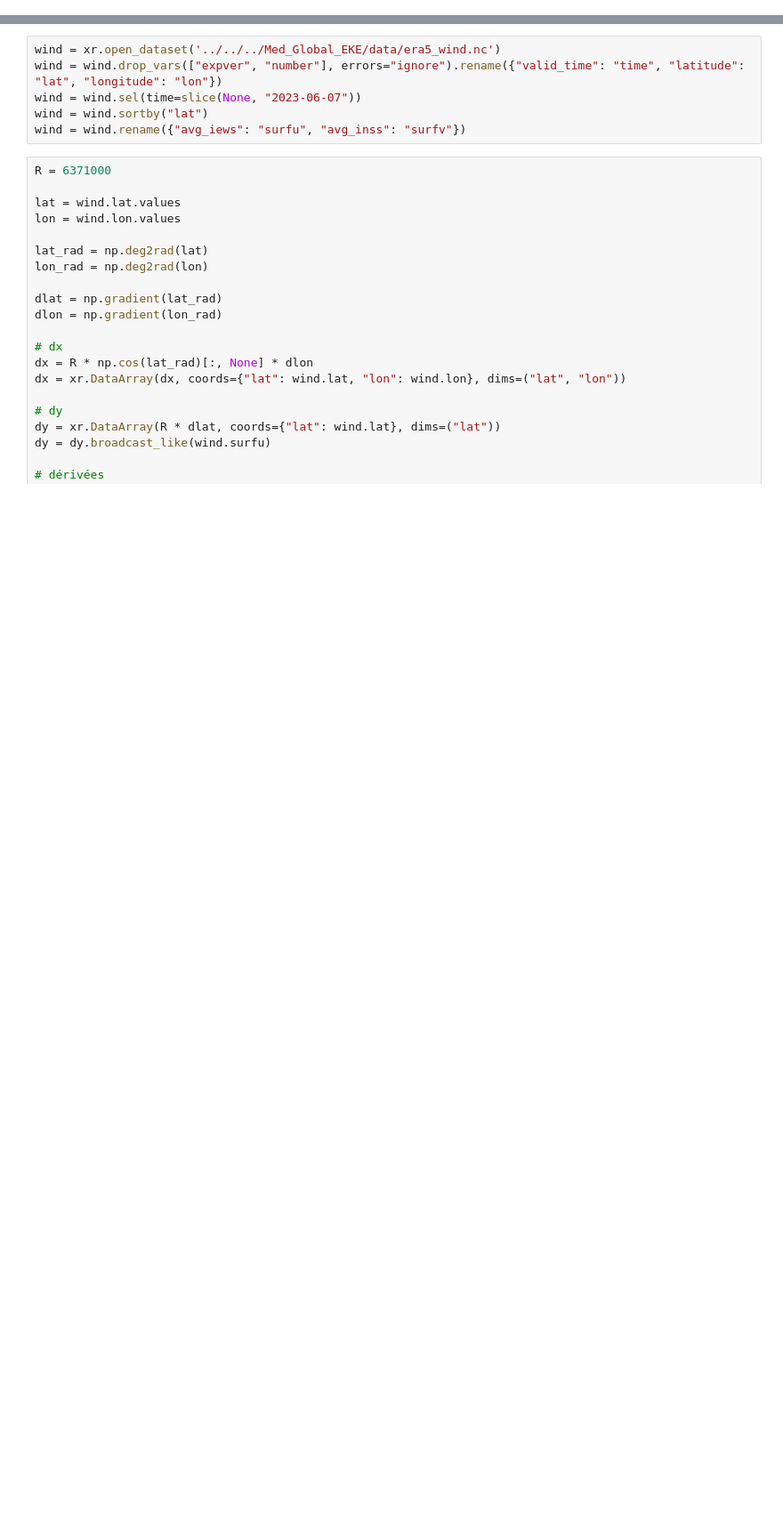
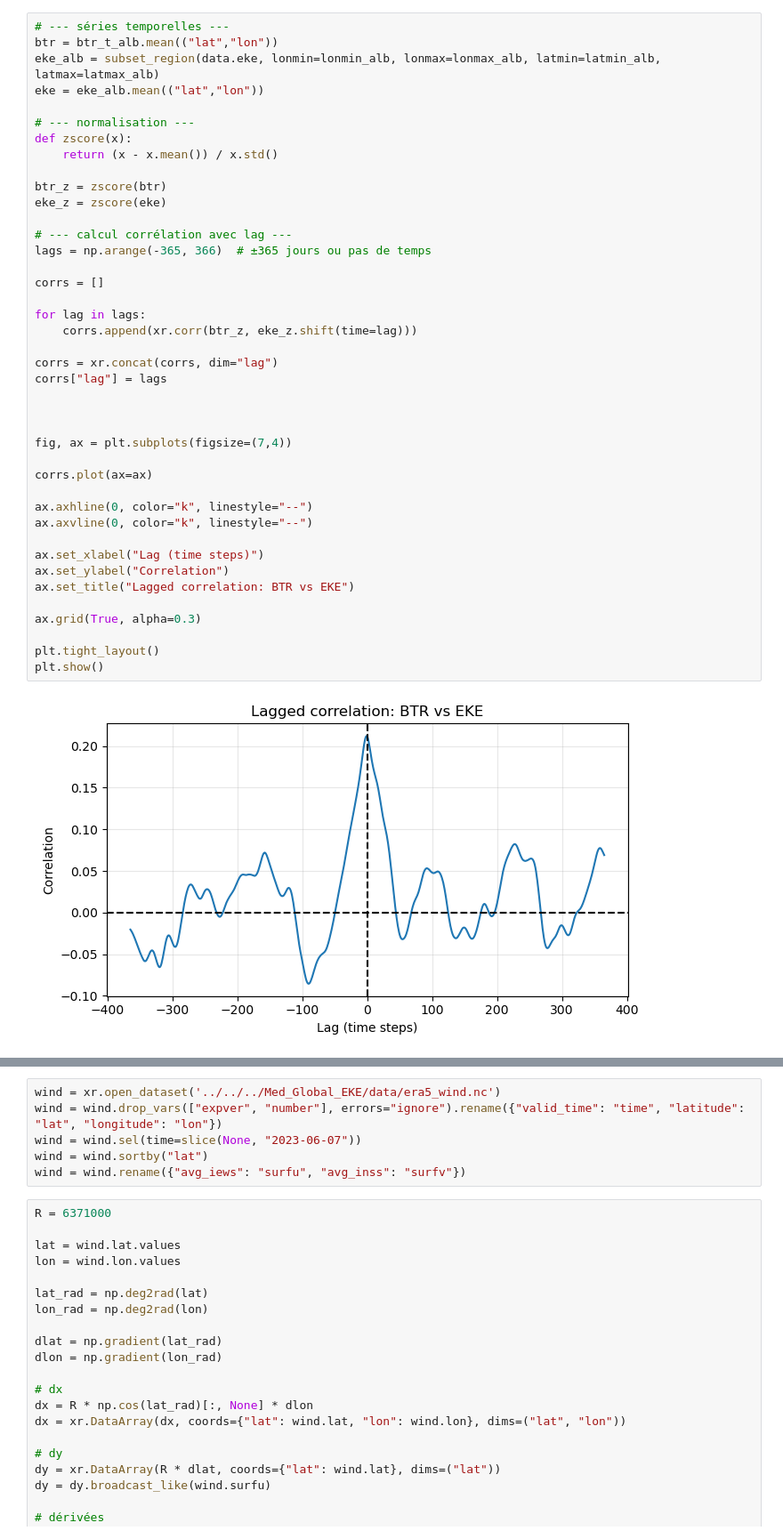
Before and after one commit to phargous/E_transfers, a Jupyter notebook: code/notebooks/1Training.ipynb, the cells around one changed output, grey strips where cells are left out. Shown at 89% size. Drawn from its saved outputs; the diff is of its cells as text; blank space fills up the shorter version.

```diff
--- a/code/notebooks/1Training.ipynb
+++ b/code/notebooks/1Training.ipynb
@@ -7,0 +172,43 @@ eke = eke.where(mask_med)
+# %%
+# --- séries temporelles ---
+btr = btr_t_alb.mean(("lat","lon"))
+eke_alb = subset_region(data.eke, lonmin=lonmin_alb, lonmax=lonmax_alb, latmin=latmin_alb, latmax=latmax_alb)
+eke = eke_alb.mean(("lat","lon"))
+
+# --- normalisation ---
+def zscore(x):
+    return (x - x.mean()) / x.std()
+
+btr_z = zscore(btr)
+eke_z = zscore(eke)
+
+# --- calcul corrélation avec lag ---
+lags = np.arange(-365, 366)  # ±365 jours ou pas de temps
+
+corrs = []
+
+for lag in lags:
+    corrs.append(xr.corr(btr_z, eke_z.shift(time=lag)))
+
+corrs = xr.concat(corrs, dim="lag")
+corrs["lag"] = lags
+
+
+
+fig, ax = plt.subplots(figsize=(7,4))
+
+corrs.plot(ax=ax)
+
+ax.axhline(0, color="k", linestyle="--")
+ax.axvline(0, color="k", linestyle="--")
+
+ax.set_xlabel("Lag (time steps)")
+ax.set_ylabel("Correlation")
+ax.set_title("Lagged correlation: BTR vs EKE")
+
+ax.grid(True, alpha=0.3)
+
+plt.tight_layout()
+plt.show()
+# %% [output]
+[figure, added]
```
Also changed, not shown: parts of 25 cells of this notebook, 2 other files.
